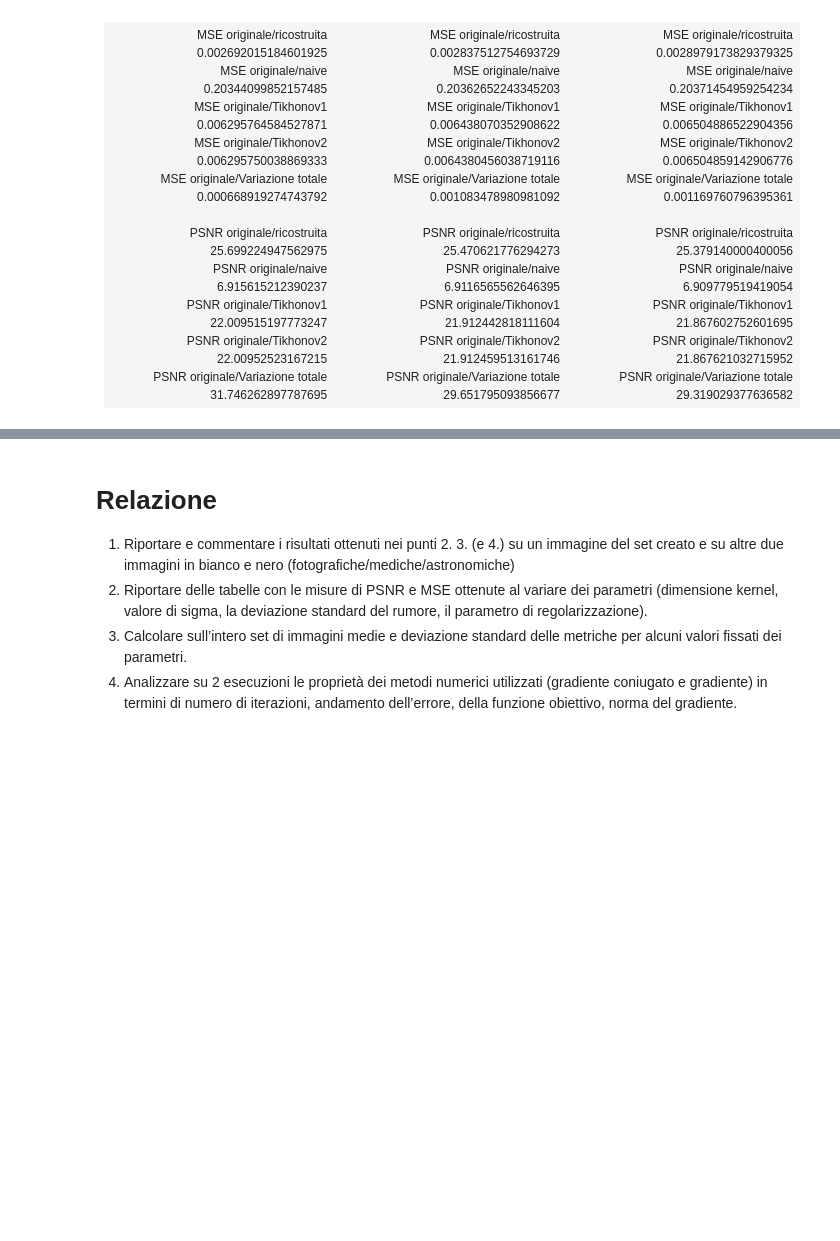
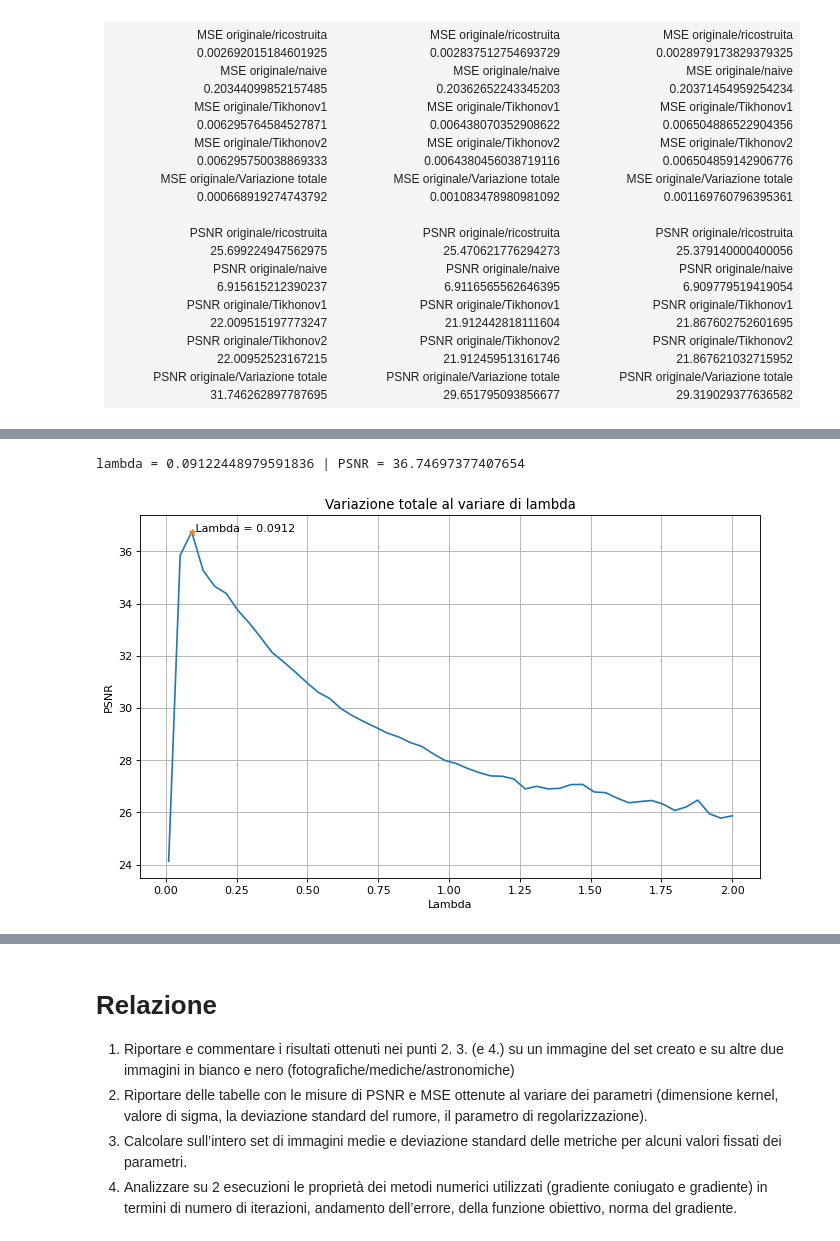
Before and after one commit to NotXia/imaging, a Jupyter notebook: progetto.ipynb, the cells around one changed output, grey strips where cells are left out. Drawn from its saved outputs; the diff is of its cells as text; code cells hidden in the pictures; blank space fills up the shorter version.

```diff
--- a/progetto.ipynb
+++ b/progetto.ipynb
@@ -445,0 +476,13 @@ PSNR originale/Variazione totale 	 29.319029377636582<br/>
+# %%
+x_tv1 = np.linspace(0.01, 2, num=50)
+y_tv1 = []
+
+for lamb in x_tv1:
+    out_tv = deblur_tv(curr_image, curr_blur, lamb)
+    out_tv = out_tv.x.reshape(curr_image.shape)
+    y_tv1 = y_tv1 + [metrics.peak_signal_noise_ratio(real_image, out_tv)]
+# %%
+plot_lambda_difference(x_tv1, y_tv1, "Variazione totale al variare di lambda")
+# %% [output]
+lambda = 0.09122448979591836 | PSNR = 36.74697377407654
+[figure, added]
```
Also changed, not shown: parts of 16 cells of this notebook, 5 other files.
